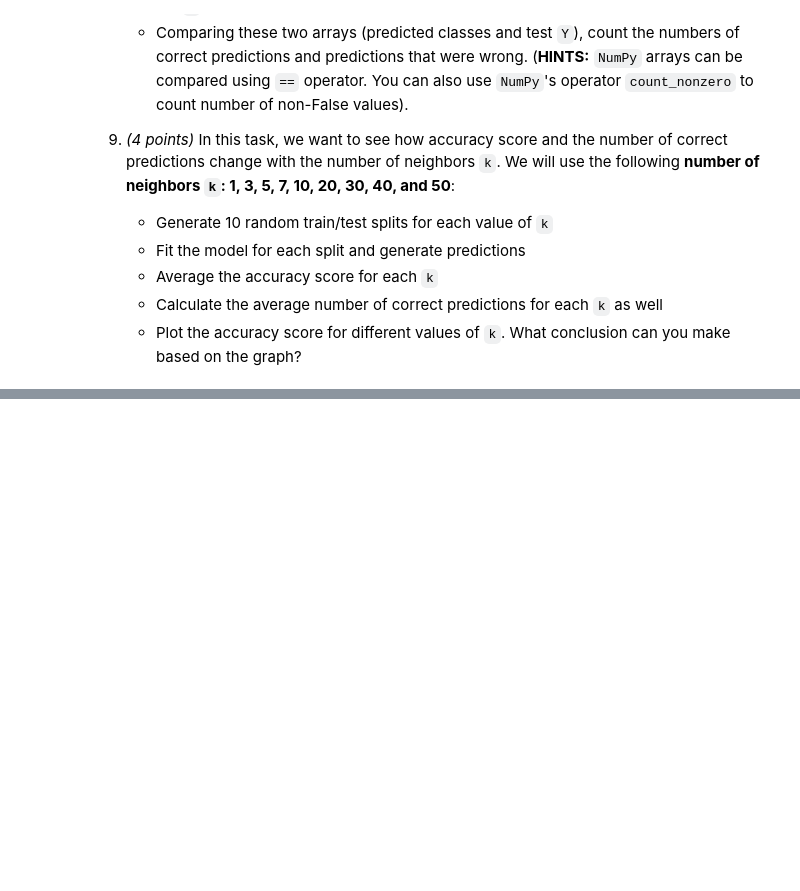
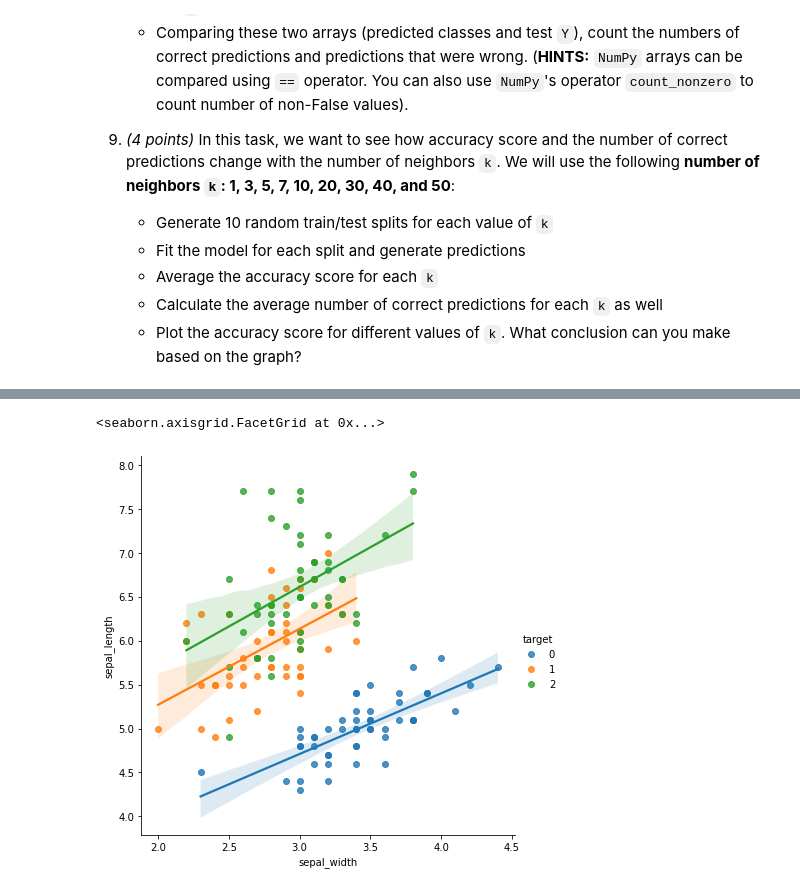
Before and after one commit to brunocgf/CertificationUT_DS, a Jupyter notebook: Fundations_of_DS/Module09/Assignment/assignment4.ipynb, the cells around one changed output, grey strips where cells are left out. Saved outputs shown, nothing was run; the diff lists cells and outputs as text; code cells hidden in the pictures; blank space fills up the shorter version.

```diff
--- a/Fundations_of_DS/Module09/Assignment/assignment4.ipynb
+++ b/Fundations_of_DS/Module09/Assignment/assignment4.ipynb
@@ -69,0 +68,3 @@ df_target=pd.DataFrame(target,columns=['target'])
+# %%
+df = pd.concat([df_data, df_target], axis=1)
+df
@@ -69,0 +123,5 @@ df_target=pd.DataFrame(target,columns=['target'])
+# %%
+sns.lmplot(data=df, x="sepal_width", y="sepal_length", hue="target", height=6)
+# %% [output]
+<seaborn.axisgrid.FacetGrid at 0x...>
+[figure, added]
```
Also changed, not shown: parts of 29 cells of this notebook, 1 other file.
